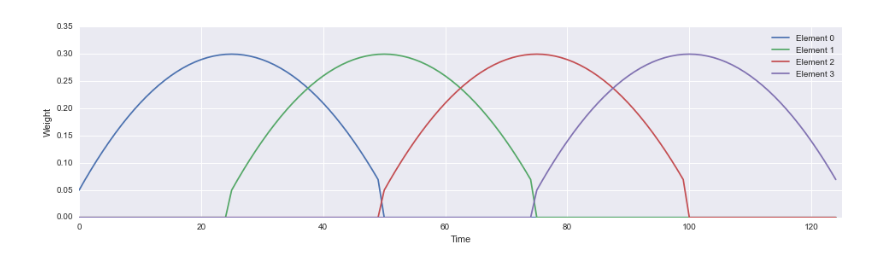
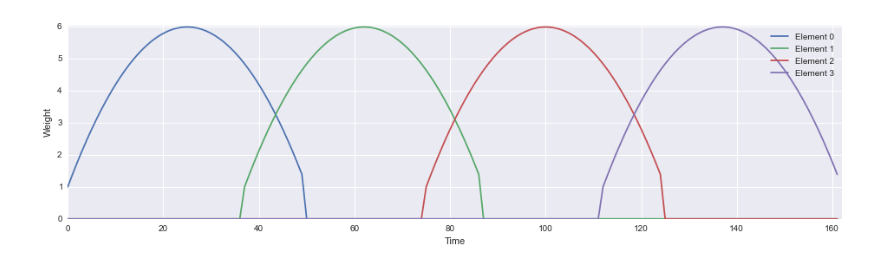
Before and after one commit to clarafy/covariance-dictionary, a Jupyter notebook: example.ipynb, the cells around one changed output. Saved outputs shown, nothing was run; the diff lists cells and outputs as text; code cells hidden in the pictures.

Commit message:
sampling noise example added to notebook

```diff
--- a/example.ipynb
+++ b/example.ipynb
@@ -14,39 +18,50 @@ from numpy.random import rand, randn
 from scipy.linalg import eigh
 # %%
-# Example of learning dictionary with ADMM and ALS.
+# Simulated example without sampling noise.
+
+# Inputs
+# ------
+# X (= D x W) : [n_pair, n_sample] array where each column is the upper
+#     triangle of a covariance matrix
+#
+# Outputs
+# -------
+# D : [n_pair, k] array where each column, or dictionary element,
+#     is the upper triangle of a covariance matrix
+# W : [k, n_sample] array whose (i, j) entry is the weight
+#     of the i-th dictionary element in reconstructing the j-th input covariance matrix
 
 # Create example.
 n = 100 # number of neurons
 k = 4 # number of dictionary elements
-triu_idx = triu_indices(n)
 
 # Generate structured weights...
 chk_len = 50
-shift = 0.5
-n_samp = chk_len + floor((k - 1) * shift * chk_len) # number of input covariances
+shift = 0.75
+n_cov = int(chk_len + (k - 1) * shift * chk_len) # number of input covariances
 x = arange(chk_len) / float(chk_len)
-template = hstack((-(x - 0.5) ** 2 + 0.3, zeros((k - 1) * chk_len)))
+template = 20 * hstack((-(x - 0.5) ** 2 + 0.3, zeros((k - 1) * chk_len)))
 W = vstack([roll(template, int(i * shift * chk_len)) for i in range(k)])
-W = W[:, : n_samp]
+W = W[:, : n_cov]
 
 # ...and random covariance dictionary as ground truth.
-D = vstack([cov(randn(n, n))[triu_idx] for i in range(k)]).T
+D = vstack([cov(randn(n, n))[triu_indices(n)] for i in range(k)]).T
 
 # Simulate covariance over time.
 X = dot(D, W)
 # %%
 # Plot weights of each dictionary element over time.
 sns.set_style('darkgrid')
 plt.figure(figsize=(16, 4));
 plt.plot(W.T);
 
-plt.xlim(0, n_samp);
+plt.xlim(0, n_cov);
 plt.ylim(0, max(W) + 0.05);
 plt.xlabel('Time');
 plt.ylabel('Weight');
 plt.legend(['Element ' + str(i) for i in range(k)]);
 # %% [output]
-[figure, old version]
+[figure, new version]
 # %%
 # Learn dictionary using ALS.
 reload(covdict)
```
Also changed, not shown: parts of 14 cells of this notebook, 2 other files.
